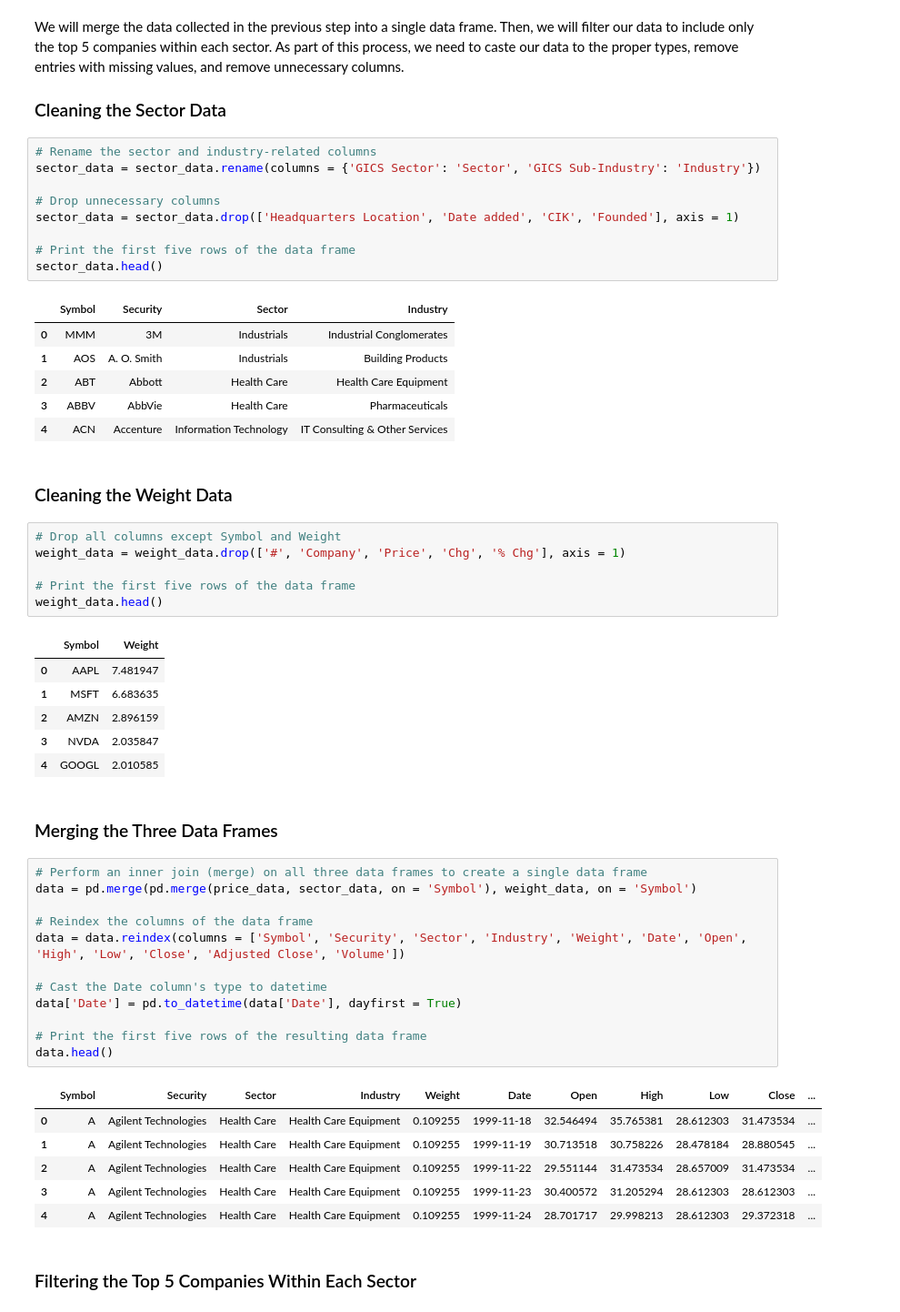
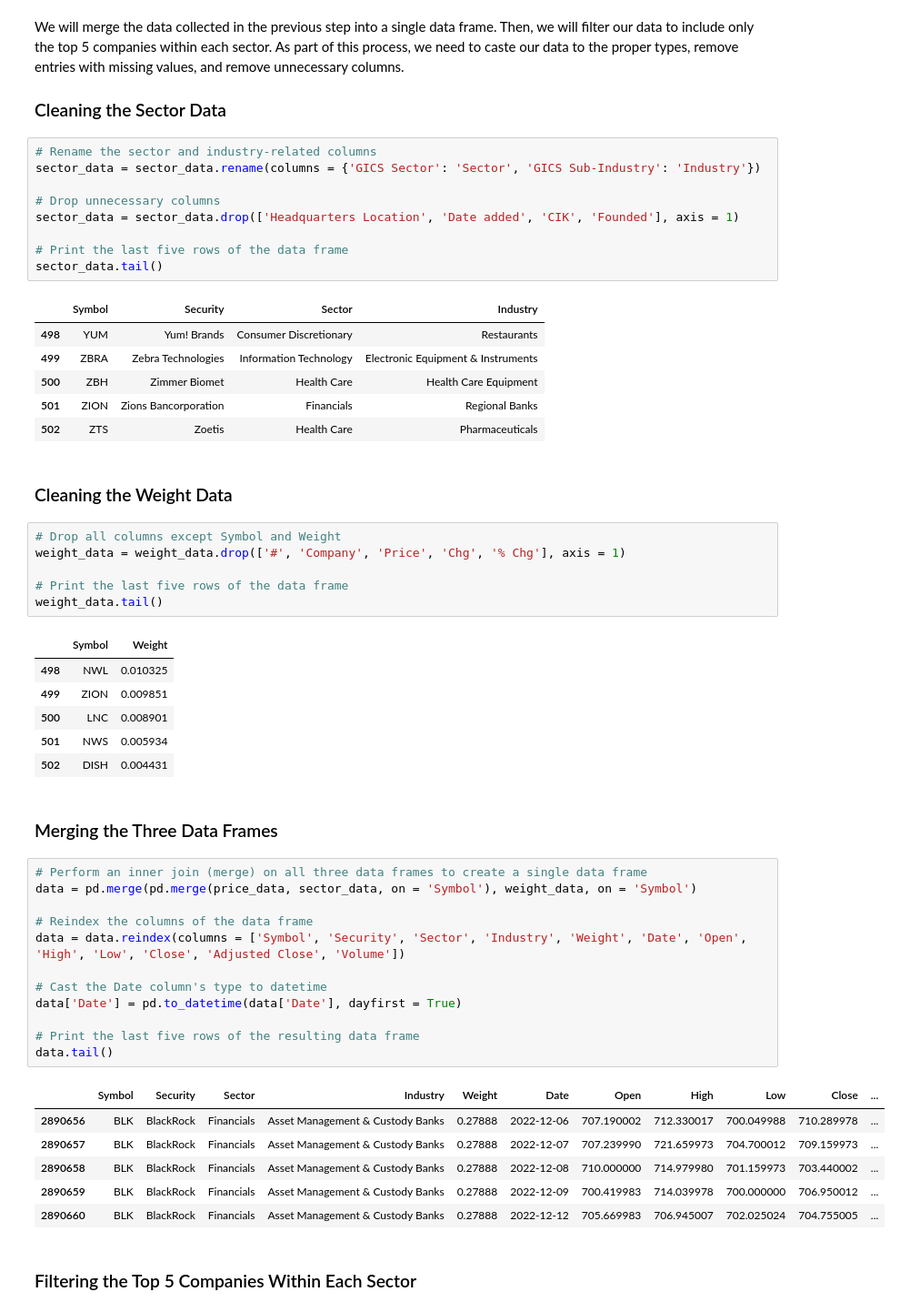
Before and after one commit to melvinrajendran/SP500-Stock-Price-Analysis, a Jupyter notebook: SP500StockPriceAnalysis.ipynb, the cells around one changed output. Shown at 91% size. Drawn from its saved outputs; the diff is of its cells as text.

Commit message:
print tail

```diff
--- a/SP500StockPriceAnalysis.ipynb
+++ b/SP500StockPriceAnalysis.ipynb
@@ -139,51 +139,51 @@ sector_data = sector_data.rename(columns = {'GICS Sector': 'Sector', 'GICS Sub-I
 # Drop unnecessary columns
 sector_data = sector_data.drop(['Headquarters Location', 'Date added', 'CIK', 'Founded'], axis = 1)
 
-# Print the first five rows of the data frame
-sector_data.head()
+# Print the last five rows of the data frame
+sector_data.tail()
 # %% [output]
 |  | Symbol | Security | Sector | Industry |
-| 0 | MMM | 3M | Industrials | Industrial Conglomerates |
-| 1 | AOS | A. O. Smith | Industrials | Building Products |
-| 2 | ABT | Abbott | Health Care | Health Care Equipment |
-| 3 | ABBV | AbbVie | Health Care | Pharmaceuticals |
-| 4 | ACN | Accenture | Information Technology | IT Consulting & Other Services |
+| 498 | YUM | Yum! Brands | Consumer Discretionary | Restaurants |
+| 499 | ZBRA | Zebra Technologies | Information Technology | Electronic Equipment & Instruments |
+| 500 | ZBH | Zimmer Biomet | Health Care | Health Care Equipment |
+| 501 | ZION | Zions Bancorporation | Financials | Regional Banks |
+| 502 | ZTS | Zoetis | Health Care | Pharmaceuticals |
 # %% [markdown]
 ### Cleaning the Weight Data
 # %%
 # Drop all columns except Symbol and Weight
 weight_data = weight_data.drop(['#', 'Company', 'Price', 'Chg', '% Chg'], axis = 1)
 
-# Print the first five rows of the data frame
-weight_data.head()
+# Print the last five rows of the data frame
+weight_data.tail()
 # %% [output]
 |  | Symbol | Weight |
-| 0 | AAPL | 7.481947 |
-| 1 | MSFT | 6.683635 |
-| 2 | AMZN | 2.896159 |
-| 3 | NVDA | 2.035847 |
-| 4 | GOOGL | 2.010585 |
+| 498 | NWL | 0.010325 |
+| 499 | ZION | 0.009851 |
+| 500 | LNC | 0.008901 |
+| 501 | NWS | 0.005934 |
+| 502 | DISH | 0.004431 |
 # %% [markdown]
 ### Merging the Three Data Frames
 # %%
 # Perform an inner join (merge) on all three data frames to create a single data frame
 data = pd.merge(pd.merge(price_data, sector_data, on = 'Symbol'), weight_data, on = 'Symbol')
 
 # Reindex the columns of the data frame
 data = data.reindex(columns = ['Symbol', 'Security', 'Sector', 'Industry', 'Weight', 'Date', 'Open', 'High', 'Low', 'Close', 'Adjusted Close', 'Volume'])
 
 # Cast the Date column's type to datetime
 data['Date'] = pd.to_datetime(data['Date'], dayfirst = True)
 
-# Print the first five rows of the resulting data frame
-data.head()
+# Print the last five rows of the resulting data frame
+data.tail()
 # %% [output]
 |  | Symbol | Security | Sector | Industry | Weight | Date | Open | High | Low | Close | ... |
-| 0 | A | Agilent Technologies | Health Care | Health Care Equipment | 0.109255 | 1999-11-18 | 32.546494 | 35.765381 | 28.612303 | 31.473534 | ... |
-| 1 | A | Agilent Technologies | Health Care | Health Care Equipment | 0.109255 | 1999-11-19 | 30.713518 | 30.758226 | 28.478184 | 28.880545 | ... |
-| 2 | A | Agilent Technologies | Health Care | Health Care Equipment | 0.109255 | 1999-11-22 | 29.551144 | 31.473534 | 28.657009 | 31.473534 | ... |
-| 3 | A | Agilent Technologies | Health Care | Health Care Equipment | 0.109255 | 1999-11-23 | 30.400572 | 31.205294 | 28.612303 | 28.612303 | ... |
-| 4 | A | Agilent Technologies | Health Care | Health Care Equipment | 0.109255 | 1999-11-24 | 28.701717 | 29.998213 | 28.612303 | 29.372318 | ... |
+| 2890656 | BLK | BlackRock | Financials | Asset Management & Custody Banks | 0.27888 | 2022-12-06 | 707.190002 | 712.330017 | 700.049988 | 710.289978 | ... |
+| 2890657 | BLK | BlackRock | Financials | Asset Management & Custody Banks | 0.27888 | 2022-12-07 | 707.239990 | 721.659973 | 704.700012 | 709.159973 | ... |
+| 2890658 | BLK | BlackRock | Financials | Asset Management & Custody Banks | 0.27888 | 2022-12-08 | 710.000000 | 714.979980 | 701.159973 | 703.440002 | ... |
+| 2890659 | BLK | BlackRock | Financials | Asset Management & Custody Banks | 0.27888 | 2022-12-09 | 700.419983 | 714.039978 | 700.000000 | 706.950012 | ... |
+| 2890660 | BLK | BlackRock | Financials | Asset Management & Custody Banks | 0.27888 | 2022-12-12 | 705.669983 | 706.945007 | 702.025024 | 704.755005 | ... |
 # %% [markdown]
 ### Filtering the Top 5 Companies Within Each Sector
 # %%
```
Also changed, not shown: parts of 7 cells of this notebook.
